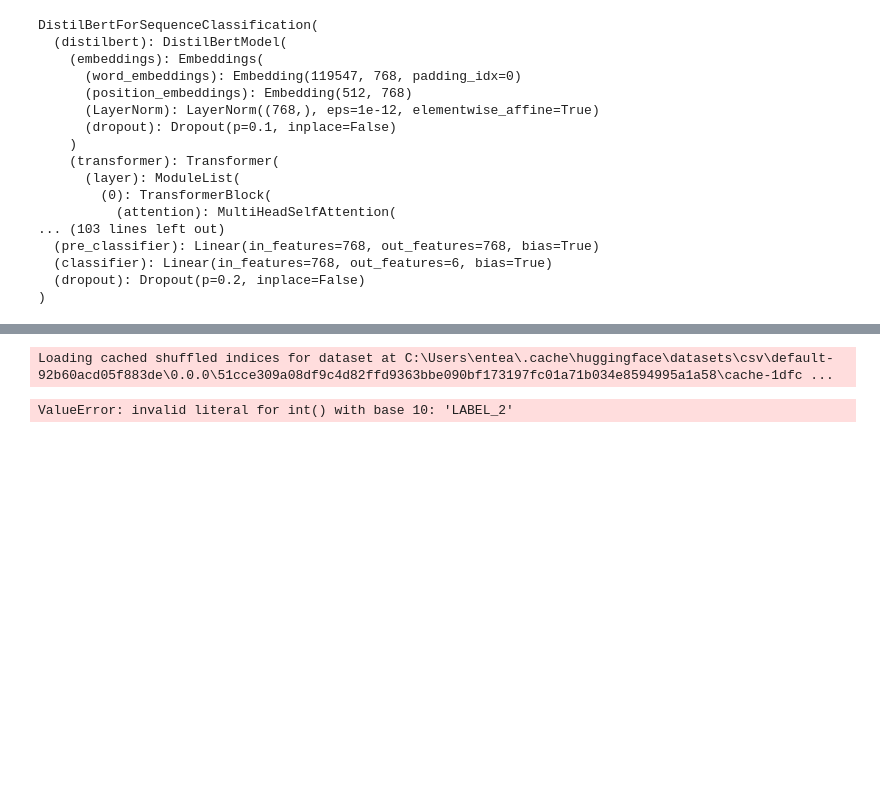
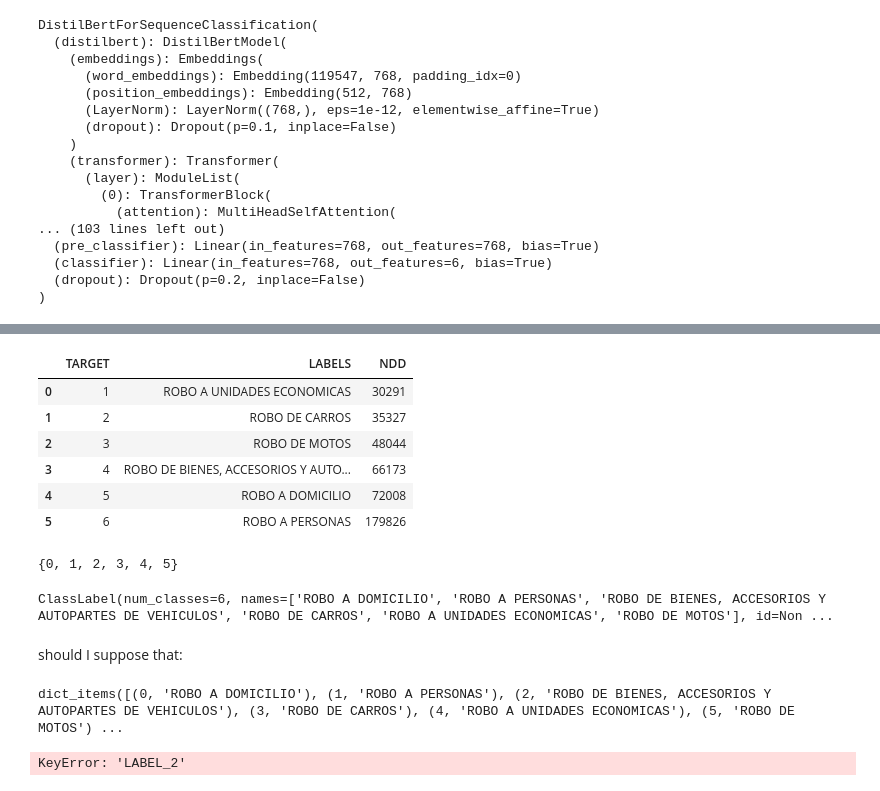
Before and after one commit to LeninGF/clasificaion_robos_fge, a Jupyter notebook: evaluateNotebook.ipynb, the cells around one changed output, grey strips where cells are left out. Saved outputs shown, nothing was run; the diff lists cells and outputs as text; code cells hidden in the pictures; blank space fills up the shorter version.

```diff
--- a/evaluateNotebook.ipynb
+++ b/evaluateNotebook.ipynb
@@ -107,11 +117,42 @@ tf_test_set = tokenized_dataset["test"].shuffle(seed=42).select(range(4000)).to_
+# %%
+dataset_df.groupby(['TARGET', 'LABELS'])['NDD'].nunique().reset_index()
+# %% [output]
+|  | TARGET | LABELS | NDD |
+| 0 | 1 | ROBO A UNIDADES ECONOMICAS | 30291 |
+| 1 | 2 | ROBO DE CARROS | 35327 |
+| 2 | 3 | ROBO DE MOTOS | 48044 |
+| 3 | 4 | ROBO DE BIENES, ACCESORIOS Y AUTO... | 66173 |
+| 4 | 5 | ROBO A DOMICILIO | 72008 |
+| 5 | 6 | ROBO A PERSONAS | 179826 |
+# %%
+set(tokenized_dataset['test']['labels'])
+# %% [output]
+{0, 1, 2, 3, 4, 5}
+# %%
+from datasets import ClassLabel
+labels_set = set(dataset_df.LABELS.to_list())
+ClassLabel(names=class_names)
+# %% [output]
+ClassLabel(num_classes=6, names=['ROBO A DOMICILIO', 'ROBO A PERSONAS', 'ROBO DE BIENES, ACCESORIOS Y AUTOPARTES DE VEHICULOS', 'ROBO DE CARROS', 'ROBO A UNIDADES ECONOMICAS', 'ROBO DE MOTOS'], id=Non ...
+# %% [markdown]
+should I suppose that:
+# %%
+labels_dict = dict(zip(range(6), labels_set))
+labels_dict.items()
+# %% [output]
+dict_items([(0, 'ROBO A DOMICILIO'), (1, 'ROBO A PERSONAS'), (2, 'ROBO DE BIENES, ACCESORIOS Y AUTOPARTES DE VEHICULOS'), (3, 'ROBO DE CARROS'), (4, 'ROBO A UNIDADES ECONOMICAS'), (5, 'ROBO DE MOTOS') ...
 # %%
 from evaluate import evaluator
 metric = evaluate.load("accuracy")
 eval = evaluator("text-classification")
 
-results = eval.compute(model_tf, data=dataset["test"].shuffle(seed=42).select(range(4000)), metric=metric, input_column="relato", label_column="labels", tokenizer = tokenizer)
+results = eval.compute(model_1,
+                       data=dataset["test"].shuffle(seed=42).select(range(4000)),
+                       metric=metric, input_column="relato",
+                       label_column="labels",
+                       tokenizer = tokenizer,
+                      label_mapping = labels_dict)
 
 print(results)
 # %% [output]
-Loading cached shuffled indices for dataset at C:\Users\entea\.cache\huggingface\datasets\csv\default-92b60acd05f883de\0.0.0\51cce309a08df9c4d82ffd9363bbe090bf173197fc01a71b034e8594995a1a58\cache-1dfc ...
+KeyError: 'LABEL_2'
-ValueError: invalid literal for int() with base 10: 'LABEL_2'
```
Also changed, not shown: parts of 16 cells of this notebook, 1 other file.
